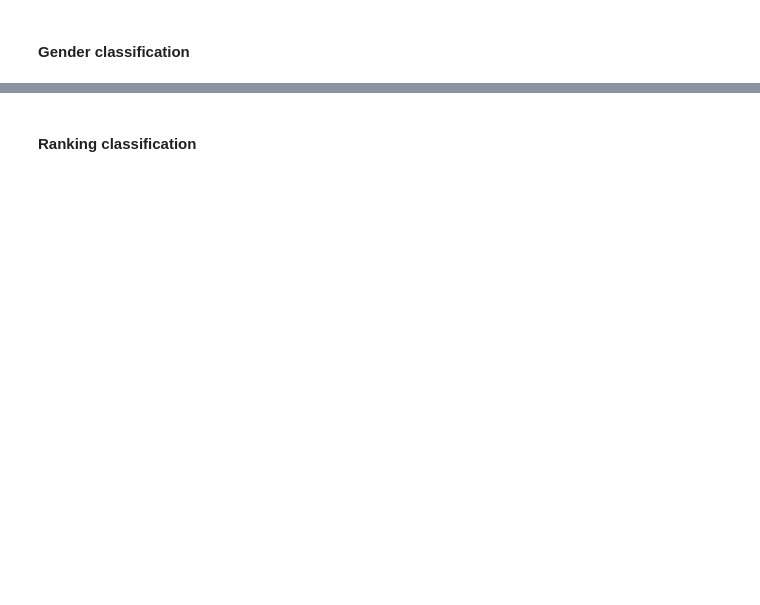
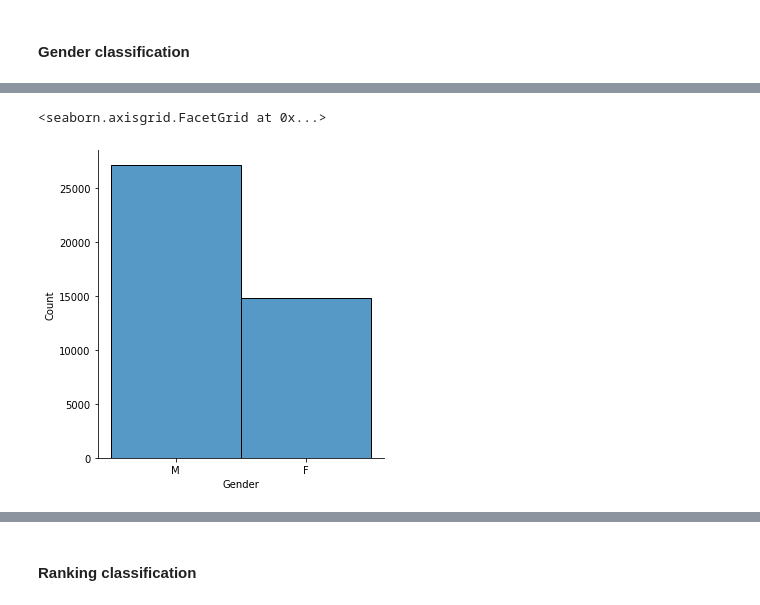
Before and after one commit to mesetacentral/SF_Salaries, a Jupyter notebook: notebooks/develop/SanFrancisco_Salaries.ipynb, the cells around one changed output, grey strips where cells are left out. Saved outputs shown, nothing was run; the diff lists cells and outputs as text; code cells hidden in the pictures; blank space fills up the shorter version.

```diff
--- a/notebooks/develop/SanFrancisco_Salaries.ipynb
+++ b/notebooks/develop/SanFrancisco_Salaries.ipynb
@@ -249,3 +267,8 @@ gender_classification = {'F': womens_names.FirstForename.to_list(),
 df.loc[:, 'FirstName'] = df.EmployeeName.apply(lambda x: ''.join(x.split()[0]))
 # %%
 add_classification(df, 'FirstName', 'Gender', gender_classification)
+# %%
+sns.displot(df.Gender)
+# %% [output]
+<seaborn.axisgrid.FacetGrid at 0x...>
+[figure, added]
```
Also changed, not shown: parts of 61 cells of this notebook.
